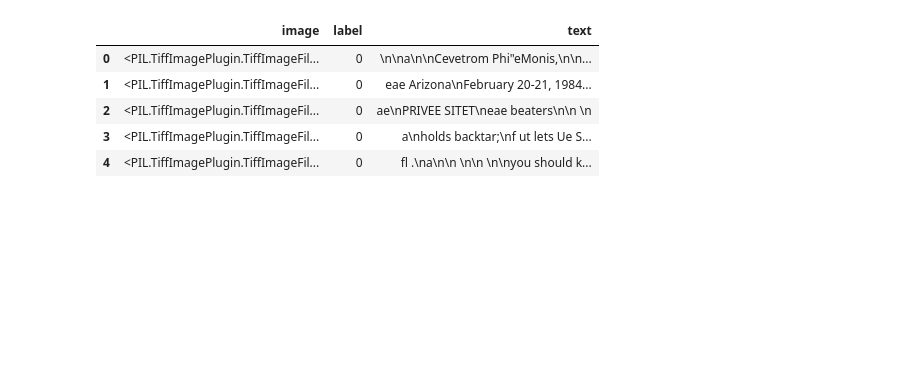
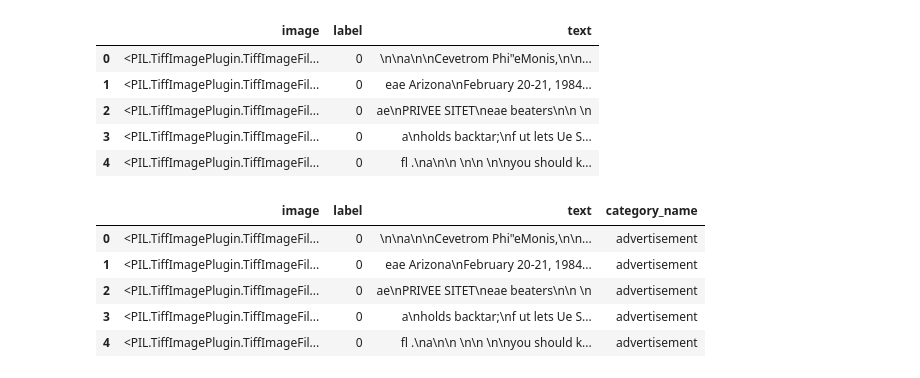
Before and after one commit to vp-82/document-processing-demo, a Jupyter notebook: 04_large_dataset_nlp_model.ipynb, the cells around one changed output. Drawn from its saved outputs; the diff is of its cells as text; code cells hidden in the pictures; blank space fills up the shorter version.

```diff
--- a/04_large_dataset_nlp_model.ipynb
+++ b/04_large_dataset_nlp_model.ipynb
@@ -34,3 +39,7 @@ Downloading and preparing dataset imagefolder/vaclavpechtor--rvl_cdip-small-200
+# %%
+class_labels = ocr_dataset['train'].features['label'].names
+label_to_id = {label: i for i, label in enumerate(class_labels)}
+id_to_label = {i: label for label, i in label_to_id.items()}
 # %%
 import pickle
 
@@ -41,6 +50,10 @@ def save_dataset(dataset, filename):
 def load_dataset(filename):
     with open(filename, 'rb') as f:
         return pickle.load(f)
+# %%
+def ocr_image(img):
+    text = pytesseract.image_to_string(img)
+    return text
 # %%
 import os
 
@@ -71,3 +93,14 @@ df.head()
 | 2 | <PIL.TiffImagePlugin.TiffImageFil... | 0 | ae\nPRIVEE SITET\neae beaters\n\n \n |
 | 3 | <PIL.TiffImagePlugin.TiffImageFil... | 0 | a\nholds backtar;\nf ut lets Ue S... |
 | 4 | <PIL.TiffImagePlugin.TiffImageFil... | 0 | fl .\na\n\n \n\n \n\nyou should k... |
+# %%
+df['category_name'] = df['label'].map(id_to_label)
+# %%
+df.head()
+# %% [output]
+|  | image | label | text | category_name |
+| 0 | <PIL.TiffImagePlugin.TiffImageFil... | 0 | \n\na\n\nCevetrom Phi"eMonis,\n\n... | advertisement |
+| 1 | <PIL.TiffImagePlugin.TiffImageFil... | 0 | eae Arizona\nFebruary 20-21, 1984... | advertisement |
+| 2 | <PIL.TiffImagePlugin.TiffImageFil... | 0 | ae\nPRIVEE SITET\neae beaters\n\n \n | advertisement |
+| 3 | <PIL.TiffImagePlugin.TiffImageFil... | 0 | a\nholds backtar;\nf ut lets Ue S... | advertisement |
+| 4 | <PIL.TiffImagePlugin.TiffImageFil... | 0 | fl .\na\n\n \n\n \n\nyou should k... | advertisement |
```
Also changed, not shown: parts of 10 cells of this notebook.
